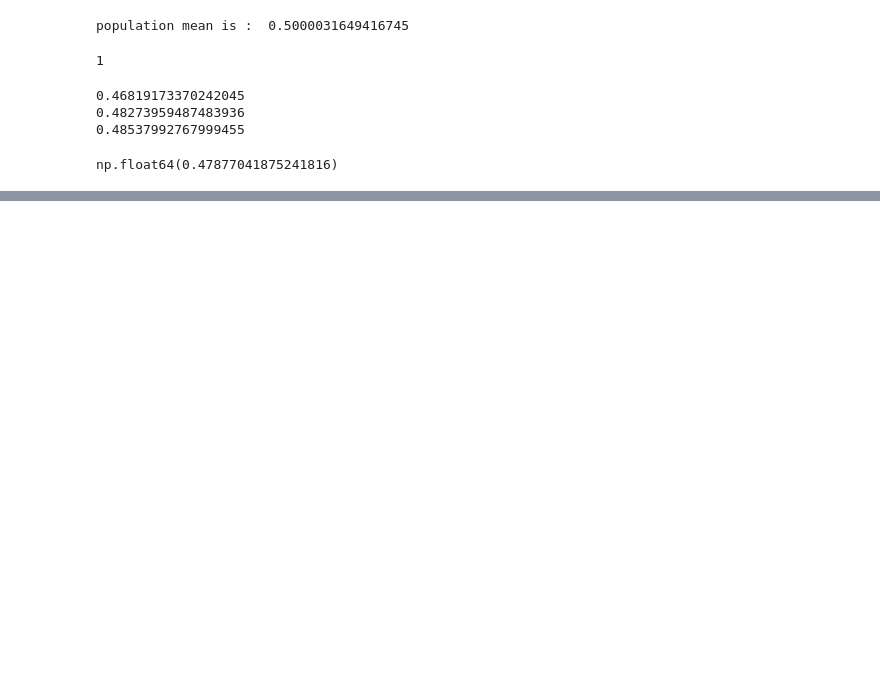
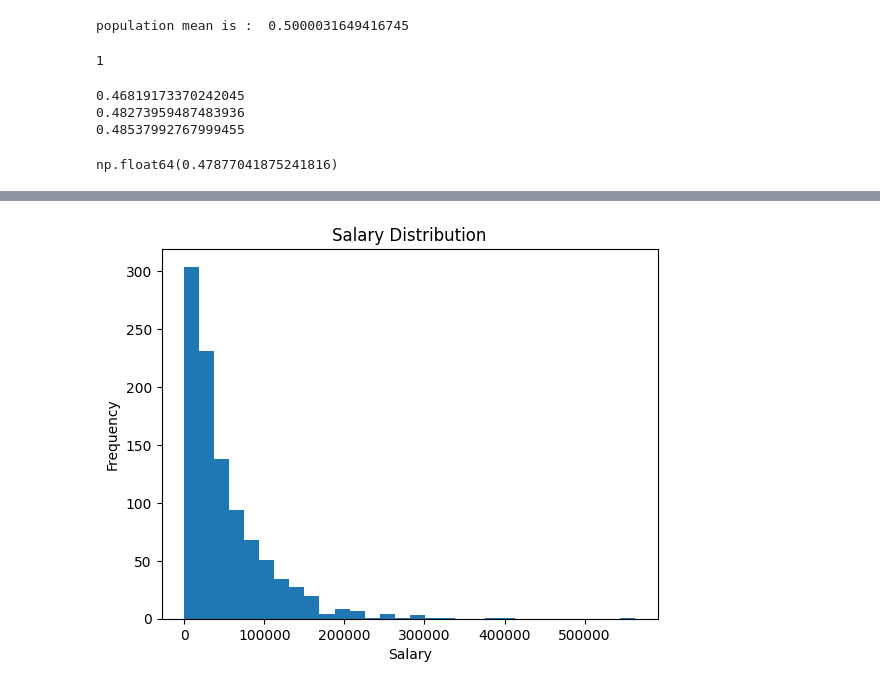
Before and after one commit to rahul8879/ai-ml-akila, a Jupyter notebook: maths/stats/01_stats.ipynb, the cells around one changed output, grey strips where cells are left out. Saved outputs shown, nothing was run; the diff lists cells and outputs as text; code cells hidden in the pictures; blank space fills up the shorter version.

```diff
--- a/maths/stats/01_stats.ipynb
+++ b/maths/stats/01_stats.ipynb
@@ -27,0 +82,9 @@ np.float64(0.47877041875241816)
+# %%
+salary = np.random.exponential(scale=50000, size=1000)
+plt.hist(salary, bins=30)
+plt.title('Salary Distribution')
+plt.xlabel('Salary')
+plt.ylabel('Frequency')
+plt.show()
+# %% [output]
+[figure, added]
```
Also changed, not shown: parts of 10 cells of this notebook, 1 other file.
